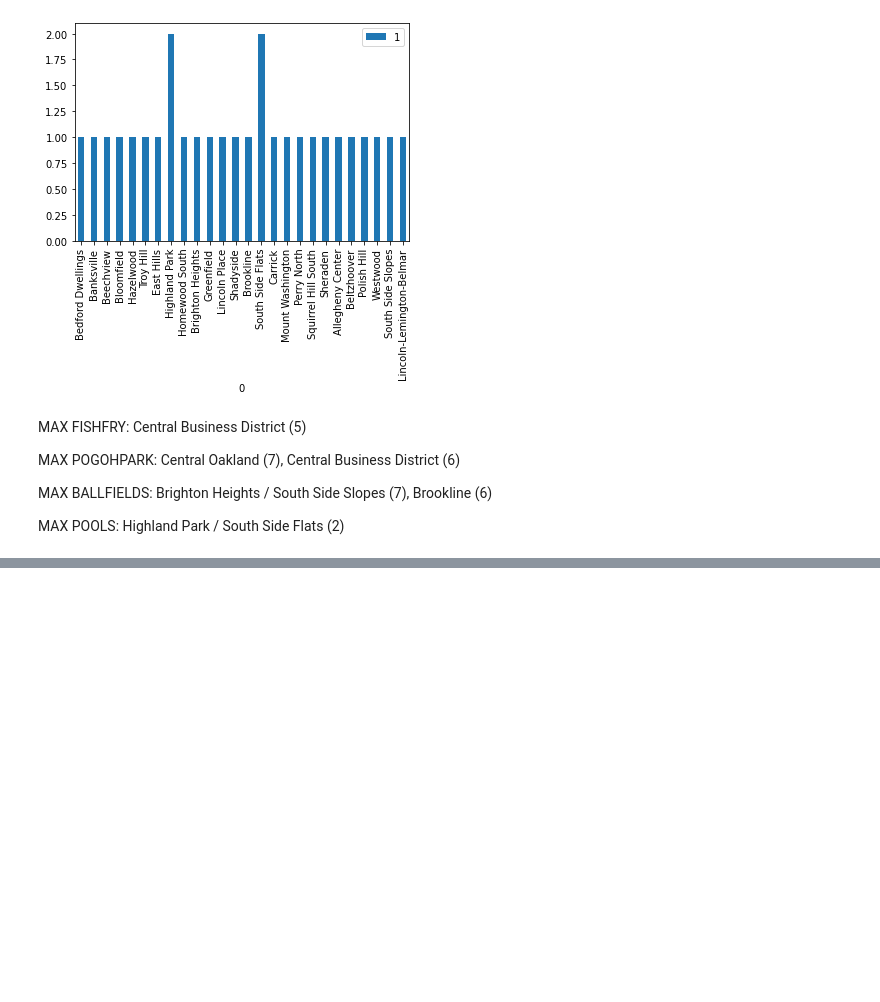
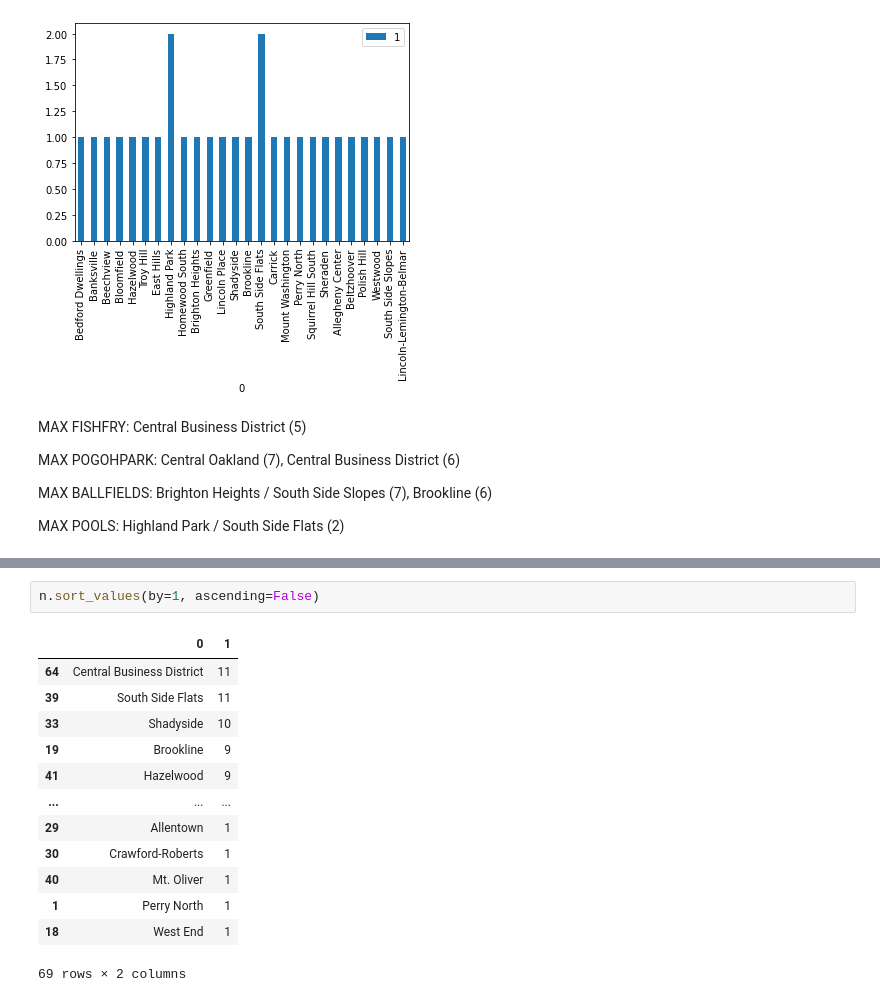
Before and after one commit to SparkWorks13/latFinalProject, a Jupyter notebook: Notebook-TRS179.ipynb, the cells around one changed output, grey strips where cells are left out. Saved outputs shown, nothing was run; the diff lists cells and outputs as text; blank space fills up the shorter version.

```diff
--- a/Notebook-TRS179.ipynb
+++ b/Notebook-TRS179.ipynb
@@ -151,0 +166,16 @@ MAX POOLS: Highland Park / South Side Flats (2)
+# %%
+n.sort_values(by=1, ascending=False)
+# %% [output]
+|  | 0 | 1 |
+| 64 | Central Business District | 11 |
+| 39 | South Side Flats | 11 |
+| 33 | Shadyside | 10 |
+| 19 | Brookline | 9 |
+| 41 | Hazelwood | 9 |
+| ... | ... | ... |
+| 29 | Allentown | 1 |
+| 30 | Crawford-Roberts | 1 |
+| 40 | Mt. Oliver | 1 |
+| 1 | Perry North | 1 |
+| 18 | West End | 1 |
+69 rows × 2 columns
```
Also changed, not shown: parts of 13 cells of this notebook.
